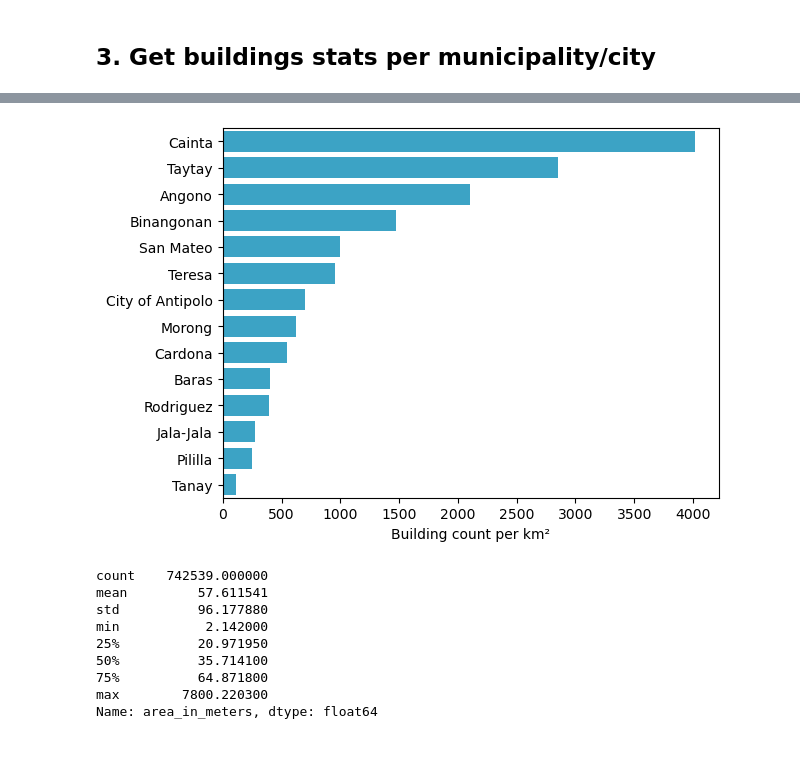
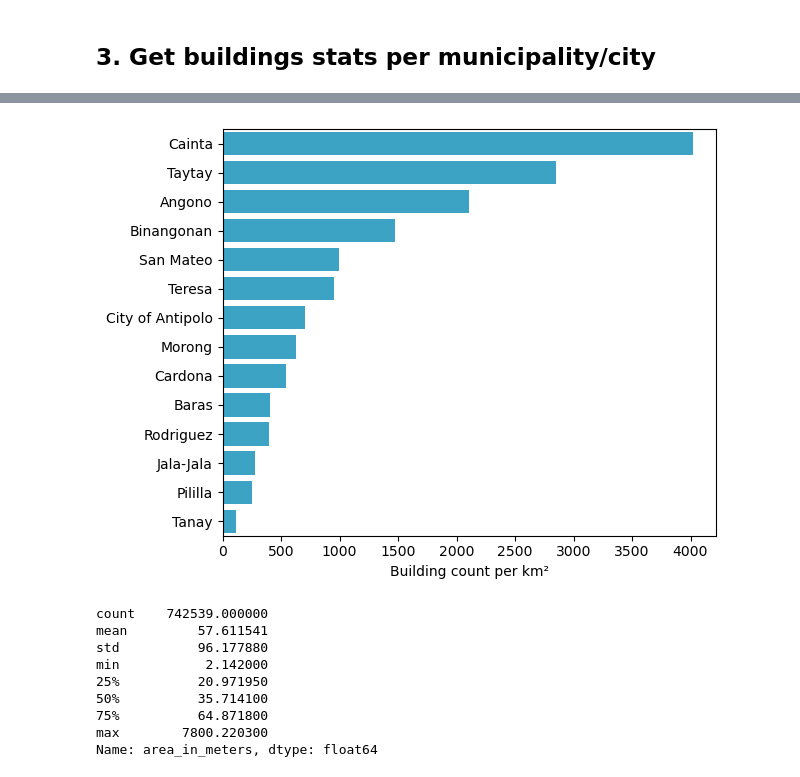
Before and after one commit to jcacperalta/explore-open-buildings, a Jupyter notebook: notebooks/explore_buildings.ipynb, the cells around one changed output, grey strips where cells are left out. Drawn from its saved outputs; the diff is of its cells as text; code cells hidden in the pictures; blank space fills up the shorter version.

```diff
--- a/notebooks/explore_buildings.ipynb
+++ b/notebooks/explore_buildings.ipynb
@@ -102,12 +104,13 @@ plt.savefig("../figs/open_bldgs_count_per_area.png", facecolor='white', transpar
 # %%
 # Building count per unit area
 sns.barplot(data_gdf.sort_values(by='bldg_count_per_sq_km', ascending=False)\
             ,x="bldg_count_per_sq_km",y="municipality", color='#25afdc')
 plt.ylabel("")
 plt.xlabel("Building count per km²")
+plt.tight_layout()
 plt.savefig("../figs/open_bldgs_count_per_area.png", facecolor='white', transparent=False)
 # %% [output]
-[figure, old version]
+[figure, new version]
 # %%
 buildings['area_in_meters'].describe()
 # %% [output]
```
Also changed, not shown: parts of 5 cells of this notebook, 6 other files.
